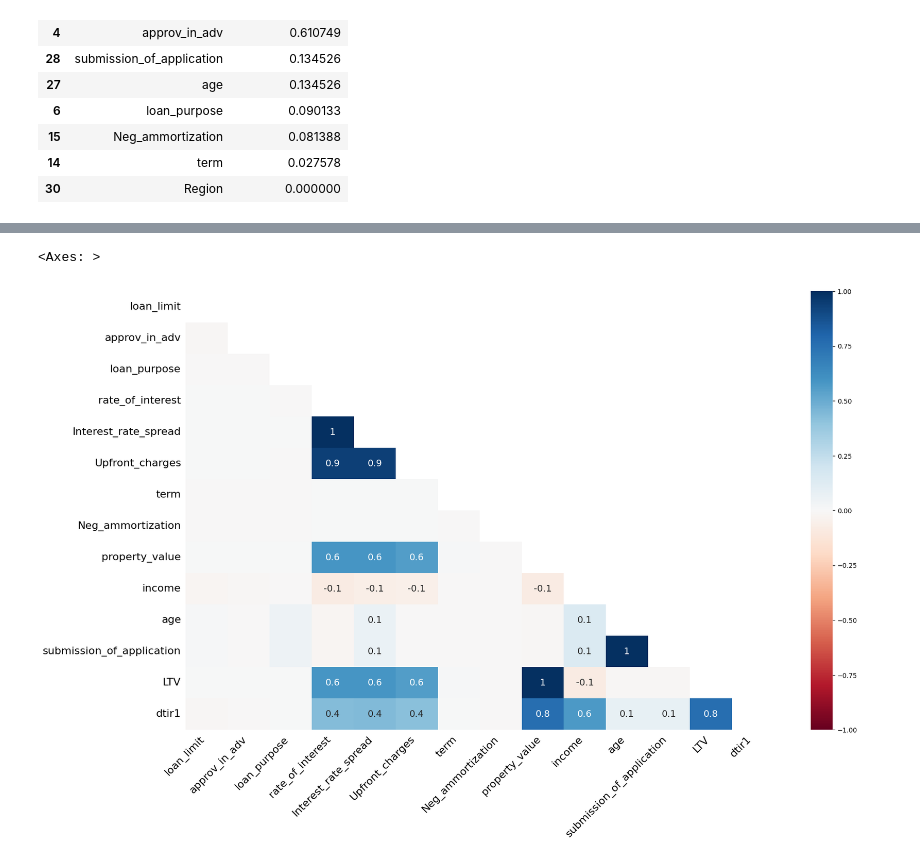
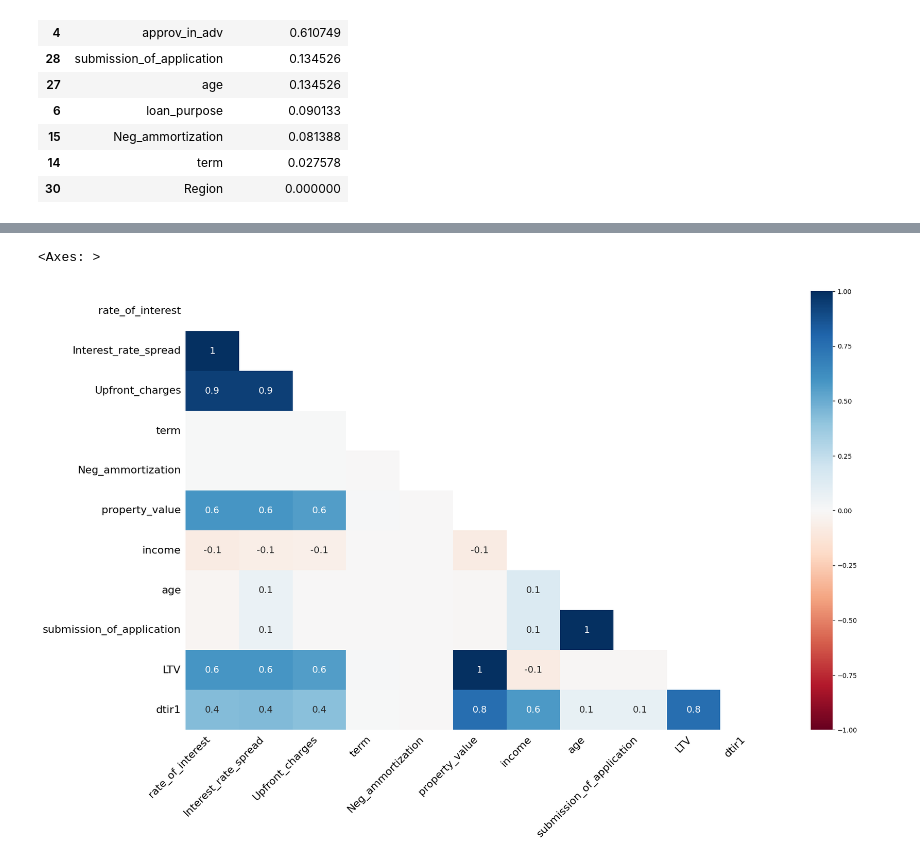
Before and after one commit to BartlomiejGaw/Loan_Default_Prediction, a Jupyter notebook: Data_Cleaning_and_EDA.ipynb, the cells around one changed output, grey strips where cells are left out. Cells and saved outputs as stored; diff of their text form; code cells hidden in the pictures.

```diff
--- a/Data_Cleaning_and_EDA.ipynb
+++ b/Data_Cleaning_and_EDA.ipynb
@@ -41,6 +84,9 @@ Data columns (total 34 columns):
  33  dtir1                      124549 non-null  float64
 dtypes: float64(8), int64(5), object(21)
 memory usage: 38.6+ MB
+# %%
+#changing total_units column froma categorical to numerical by removing 'U' suffix and chaning type to int
+loan_dataframe['total_units'] = loan_dataframe['total_units'].str.replace('U','').astype(int)
 # %%
 loan_dataframe.describe()
 # %% [output]
@@ -54,7 +100,6 @@ loan_dataframe.describe()
 | 75% | 136391.750000 | 2019.0 | 4.365000e+05 | 4.375000 | 0.775400 | 4812.500000 | 360.000000 | ... |
 | max | 173559.000000 | 2019.0 | 3.576500e+06 | 8.000000 | 3.357000 | 60000.000000 | 360.000000 | ... |
 # %%
-loan_dataframe['Status'] = pd.Categorical(loan_dataframe['Status'])
 loan_dataframe.describe(exclude=[np.number])
 # %% [output]
 |  | loan_limit | Gender | approv_in_adv | loan_type | loan_purpose | Credit_Worthiness | open_credit | ... |
@@ -149,0 +175,3 @@ missing_charges
+# %%
+loan_dataframe = loan_dataframe.drop(['ID', 'year'], axis=1)
+loan_dataframe.head()
@@ -165,5 +195,5 @@ msno.matrix(loan_dataframe.sample(100))
 # %%
-msno.heatmap(loan_dataframe)
+msno.heatmap(loan_dataframe.loc[:, ~loan_dataframe.columns.isin(['loan_limit', 'approv_in_adv', 'loan_purpose'])])
 # %% [output]
 <Axes: >
-[figure, old version]
+[figure, new version]
```
Also changed, not shown: parts of 28 cells of this notebook.
